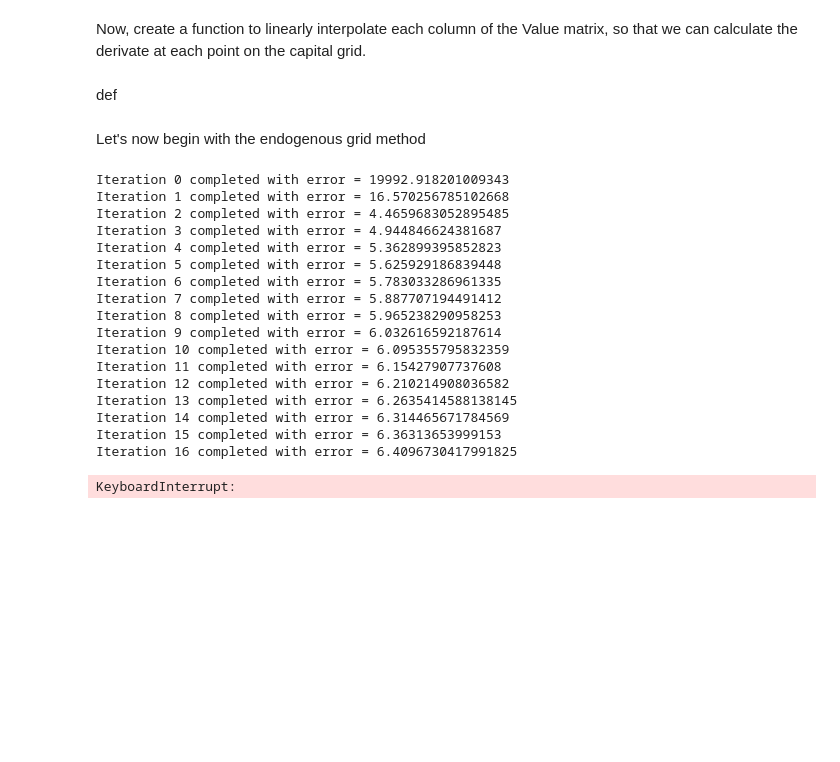
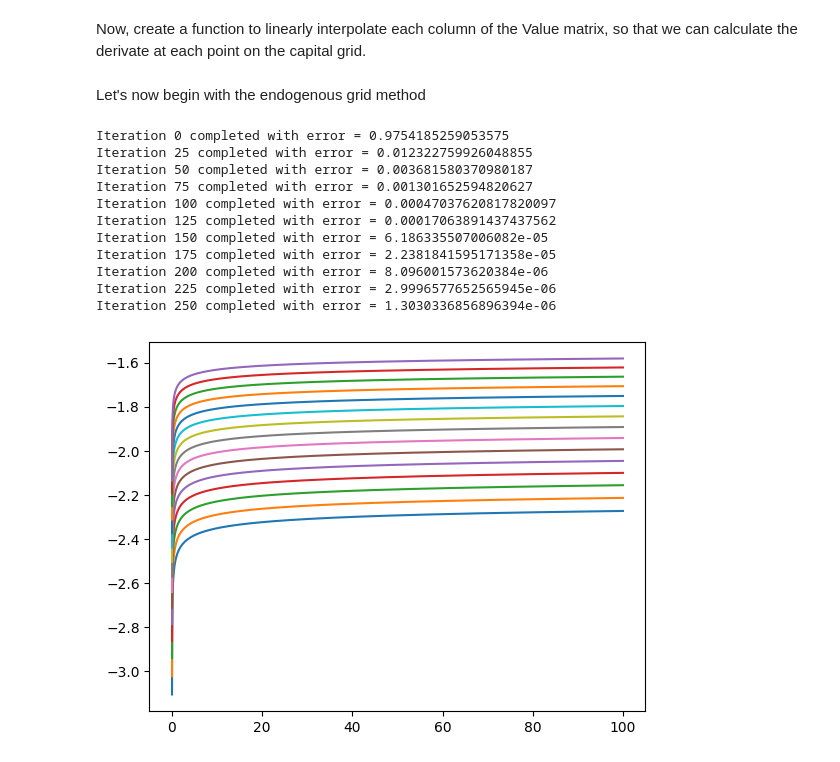
Before and after one commit to sgcbayli024/ECON8185_Homework, a Jupyter notebook: hw4_egm.ipynb, the cells around one changed output. Saved outputs shown, nothing was run; the diff lists cells and outputs as text; code cells hidden in the pictures; blank space fills up the shorter version.

```diff
--- a/hw4_egm.ipynb
+++ b/hw4_egm.ipynb
@@ -14,7 +14,7 @@ def create_grids(n, theta):
 
     k_grid=np.zeros(shape=(n,1))
 
-    k_low  = 1e-4
+    k_low  = 1e-2
 
     k_high  = 100
 
@@ -47,8 +47,6 @@ Now, create a function to linearly interpolate each column of the Value matrix,
 def interpolate_column(grid, column):
     interpolator = interp1d(np.squeeze(grid), column, kind = 'linear', fill_value = 'extrapolate')
     return interpolator
-# %% [markdown]
-def
 # %% [markdown]
 Let's now begin with the endogenous grid method
 # %%
@@ -136,6 +134,7 @@ def egm_edited(n_k, n_z, epsilon, theta, rho, A, alpha, delta, sigma, mu, toler,
     k_grid = create_grids(n_k, theta)
 
     Y_grid = f(np.exp(z_grid) * A, alpha, delta, k_grid)
+    #print(Y_grid[:,0])
 
     #Create a matrix to store the derivatives of the interpolated value functions on the capital grid
     derivatives = np.zeros((n_k,n_z))
@@ -145,6 +144,9 @@ def egm_edited(n_k, n_z, epsilon, theta, rho, A, alpha, delta, sigma, mu, toler,
     for i in range(n_k):
         for j in range(n_z):
             V_star[i,j] = (u(np.squeeze(k_grid[i]), gamma))
+
+    #plt.plot(k_grid, V_star)
+    #plt.show()
     #print(V_star[:,0])
 
     V_star_new = np.zeros((n_k, n_z))
@@ -161,12 +163,8 @@ def egm_edited(n_k, n_z, epsilon, theta, rho, A, alpha, delta, sigma, mu, toler,
         # Update the derivatives
         for j, interpolator in enumerate(interpolators): # Here I changed how the loop is defined
             for i in range(n_k):
-                    derivatives[i,j]=((interpolator(k_grid[i]+epsilon)-interpolator(k_grid[i]-epsilon))/(2*epsilon))
+                    derivatives[i,j]=((interpolator(k_grid[i])-interpolator(k_grid[i]-epsilon))/(epsilon))
         #print(derivatives[:,0])
-
-        #for i in range(n_z): #15 loop
-            #V_tilde[:,i] =  beta * np.dot(Pi[i,:], derivatives.T)
-        #print(V_tilde[:,0])
 
         #Now that we have the derivatives, we can use the first-order conditions to find consumption
         c_star = (derivatives)**(-1/gamma)
@@ -194,44 +192,43 @@ def egm_edited(n_k, n_z, epsilon, theta, rho, A, alpha, delta, sigma, mu, toler,
             for j in range(n_z):
                 V_star_new[i,j] = beta * np.dot(interpolated_V[i,:], Pi[j,:])
         #print(V_star_new[:,0])
-        #V_star_new = beta * np.dot(interpolated_V, Pi.T) # I am not sure that this is the correct way to define this.
 
         # Check error
-        error = np.max(np.abs(V_star_new - V_star)/1+np.abs(V_star))
+        error = np.max((np.abs(V_star_new - V_star))/(1+np.abs(V_star)))
 
-        if it % 1 == 0:
+        if it % 25 == 0:
             print(f'Iteration {it} completed with error = {error}')
 
         if error < toler:
             break
 
         V_star = np.copy(V_star_new)
+
+        #plt.plot(k_grid, V_star)
+        #plt.show()
+
         it+=1
 
     #X = np.zeros(shape=(n_k, n_z))
     #for i in range(n_k):
         #for j in range(n_z):
 
-
     return V_star
 # %%
-V = egm_edited(n_k=100, n_z=15, epsilon=1e-4, theta=2, rho=0.98, A=10, alpha=1/3, delta=1, sigma=0.01, mu=0, toler=1e-6, beta=0.96, gamma=2, max_iter=10000)
+V = egm_edited(n_k=501, n_z=15, epsilon=1e-4, theta=2, rho=0.98, A=10, alpha=1/3, delta=1, sigma=0.01, mu=0, toler=1e-6, beta=0.96, gamma=2, max_iter=10000000)
+k_grid = create_grids(501, 2)
+plt.plot(k_grid, V)
+plt.show()
 # %% [output]
-Iteration 0 completed with error = 19992.918201009343
-Iteration 1 completed with error = 16.570256785102668
-Iteration 2 completed with error = 4.4659683052895485
-Iteration 3 completed with error = 4.944846624381687
-Iteration 4 completed with error = 5.362899395852823
-Iteration 5 completed with error = 5.625929186839448
-Iteration 6 completed with error = 5.783033286961335
-Iteration 7 completed with error = 5.887707194491412
-Iteration 8 completed with error = 5.965238290958253
-Iteration 9 completed with error = 6.032616592187614
-Iteration 10 completed with error = 6.095355795832359
-Iteration 11 completed with error = 6.15427907737608
-Iteration 12 completed with error = 6.210214908036582
-Iteration 13 completed with error = 6.2635414588138145
-Iteration 14 completed with error = 6.314465671784569
-Iteration 15 completed with error = 6.36313653999153
-Iteration 16 completed with error = 6.4096730417991825
+Iteration 0 completed with error = 0.9754185259053575
+Iteration 25 completed with error = 0.012322759926048855
+Iteration 50 completed with error = 0.003681580370980187
+Iteration 75 completed with error = 0.001301652594820627
+Iteration 100 completed with error = 0.00047037620817820097
+Iteration 125 completed with error = 0.00017063891437437562
+Iteration 150 completed with error = 6.186335507006082e-05
+Iteration 175 completed with error = 2.2381841595171358e-05
+Iteration 200 completed with error = 8.096001573620384e-06
+Iteration 225 completed with error = 2.9996577652565945e-06
+Iteration 250 completed with error = 1.3030336856896394e-06
-KeyboardInterrupt:
+[figure, added]
```
